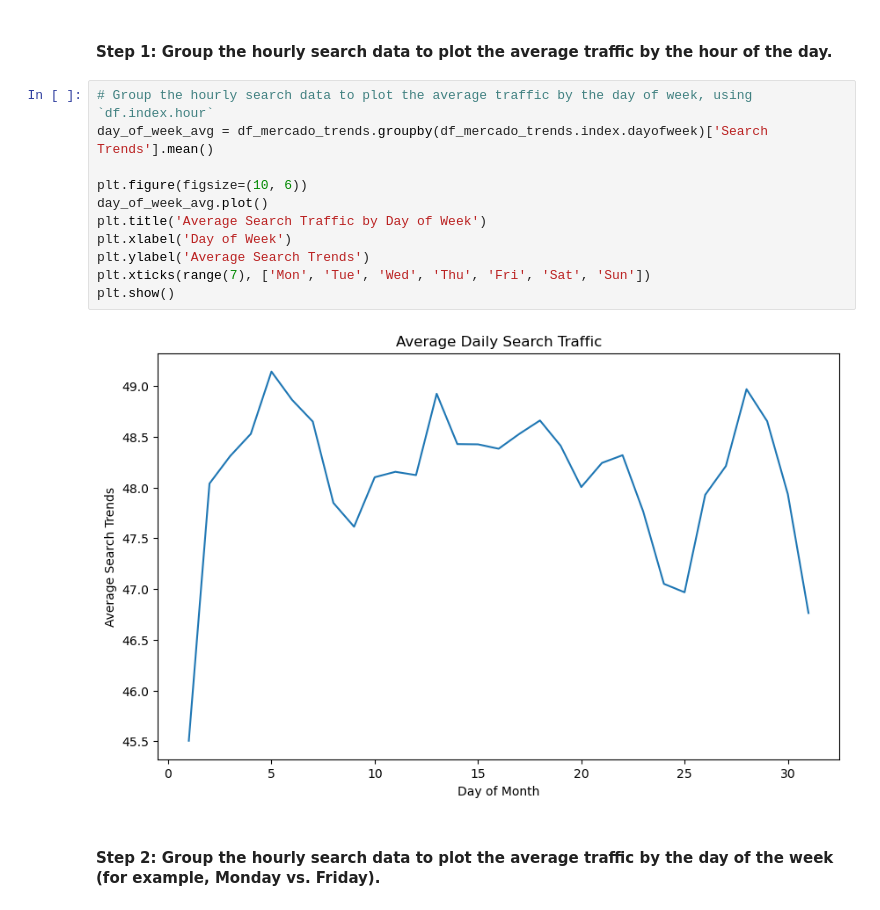
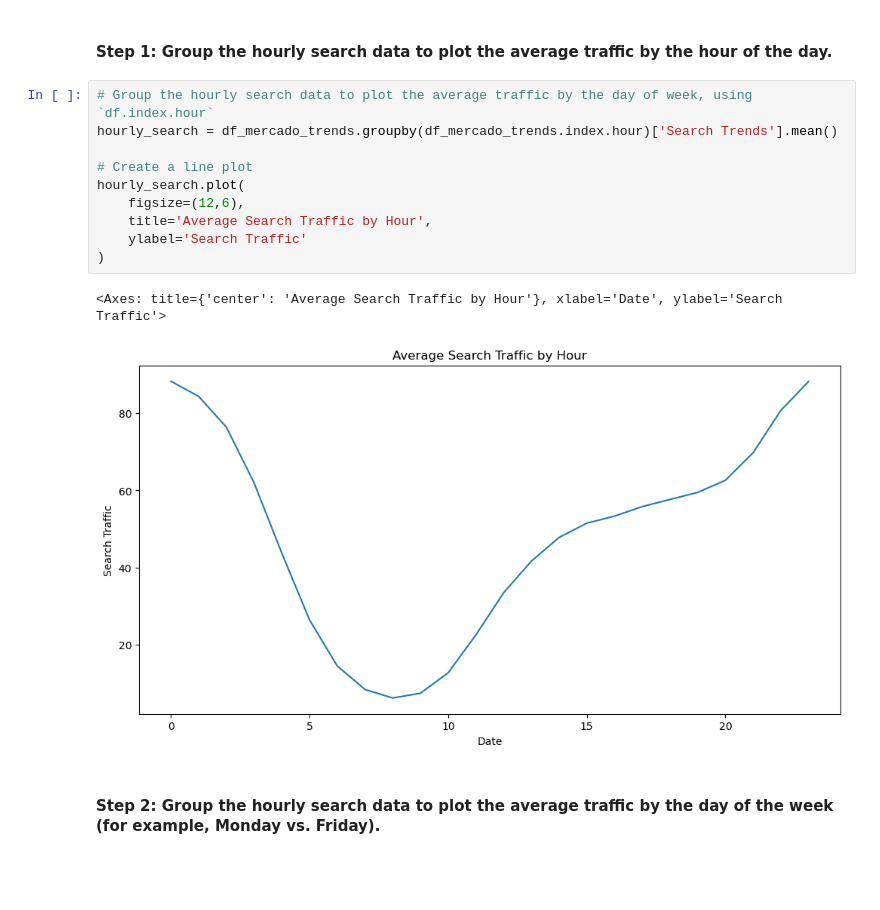
Before and after one commit to harrismhurley/prophet-challenge, a Jupyter notebook: forecasting_net_prophet.ipynb, the cells around one changed output. Saved outputs shown, nothing was run; the diff lists cells and outputs as text; blank space fills up the shorter version.

```diff
--- a/forecasting_net_prophet.ipynb
+++ b/forecasting_net_prophet.ipynb
@@ -146,17 +153,17 @@ To that end, you want to mine the search traffic data for predictable seasonal p
 #### Step 1: Group the hourly search data to plot the average traffic by the hour of the day.
 # %%
 # Group the hourly search data to plot the average traffic by the day of week, using `df.index.hour`
-day_of_week_avg = df_mercado_trends.groupby(df_mercado_trends.index.dayofweek)['Search Trends'].mean()
+hourly_search = df_mercado_trends.groupby(df_mercado_trends.index.hour)['Search Trends'].mean()
 
-plt.figure(figsize=(10, 6))
-day_of_week_avg.plot()
-plt.title('Average Search Traffic by Day of Week')
-plt.xlabel('Day of Week')
-plt.ylabel('Average Search Trends')
-plt.xticks(range(7), ['Mon', 'Tue', 'Wed', 'Thu', 'Fri', 'Sat', 'Sun'])
-plt.show()
+# Create a line plot
+hourly_search.plot(
+    figsize=(12,6),
+    title='Average Search Traffic by Hour',
+    ylabel='Search Traffic'
+)
 # %% [output]
+<Axes: title={'center': 'Average Search Traffic by Hour'}, xlabel='Date', ylabel='Search Traffic'>
-[figure, old version]
+[figure, new version]
 # %% [markdown]
 #### Step 2: Group the hourly search data to plot the average traffic by the day of the week (for example, Monday vs. Friday).
 # %%
```
Also changed, not shown: parts of 44 cells of this notebook, 1 other file.
